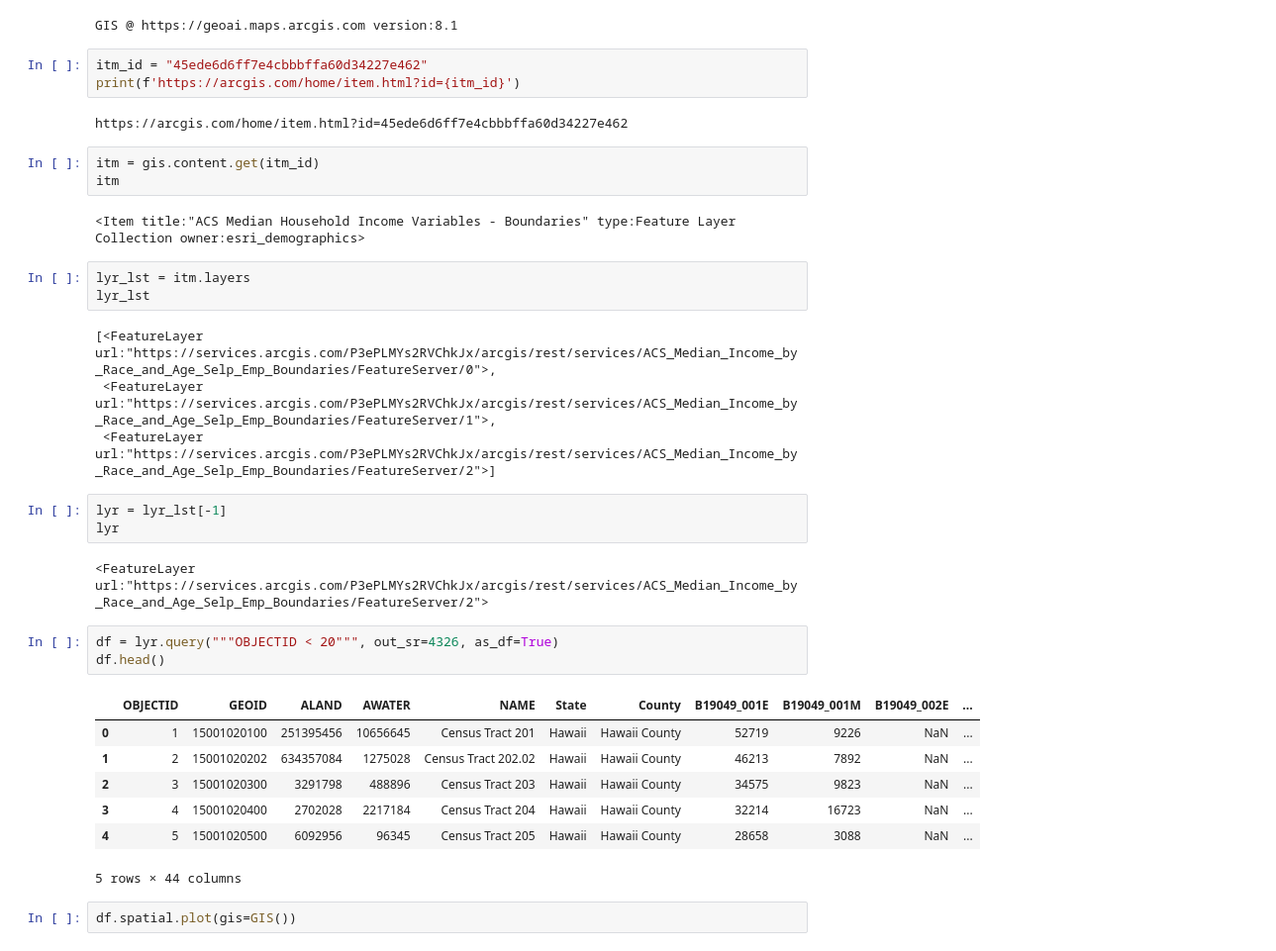
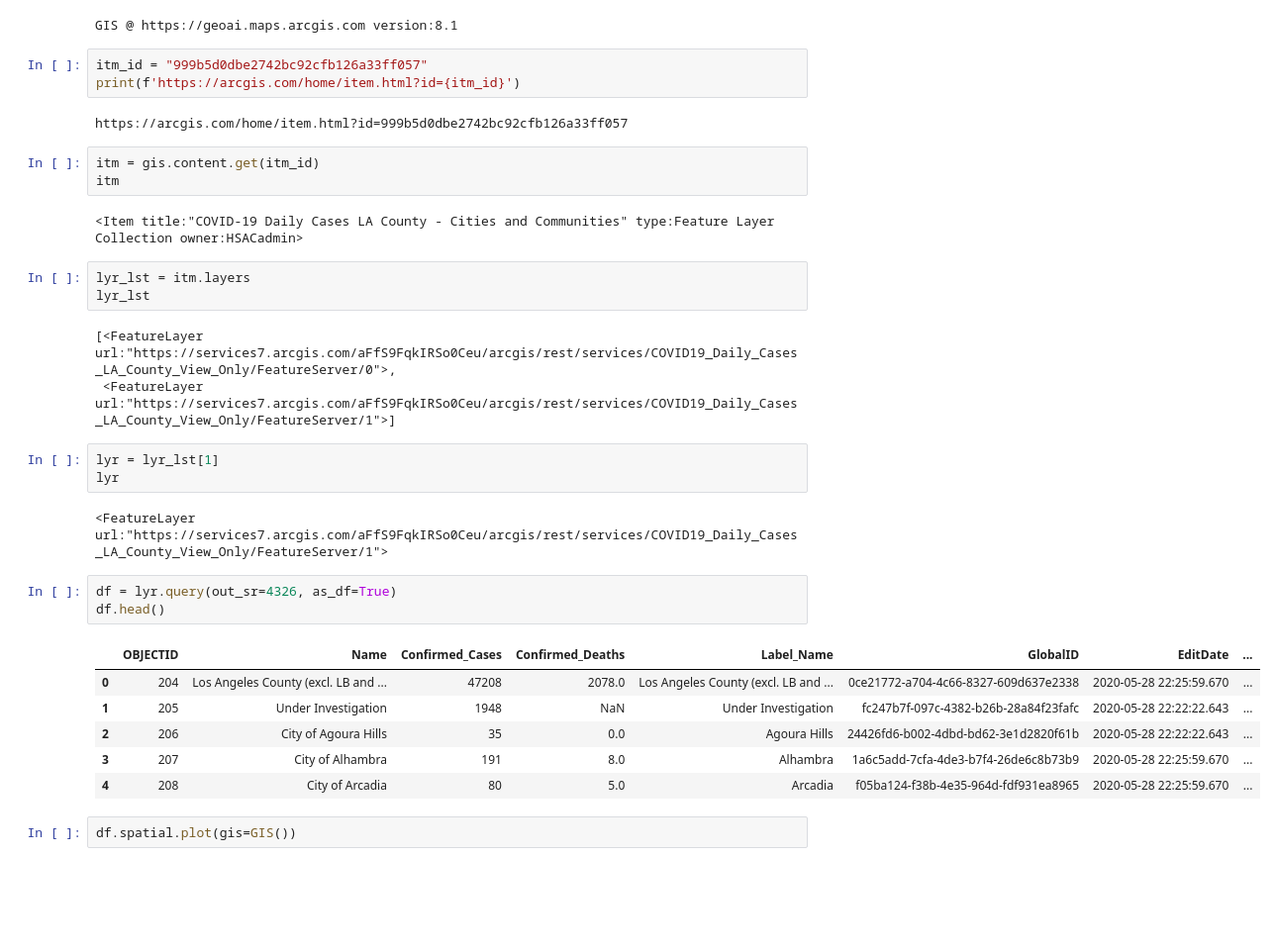
Before and after one commit to knu2xs/la-covid-challenge, a Jupyter notebook: notebooks/02-layer-from-item-id.ipynb, the cells around one changed output. Shown: that part at 99% size. Saved outputs shown, nothing was run; the diff lists cells and outputs as text; blank space fills up the shorter version.

Commit message:
add location based services

```diff
--- a/notebooks/02-layer-from-item-id.ipynb
+++ b/notebooks/02-layer-from-item-id.ipynb
@@ -35,38 +35,36 @@ The autoreload extension is already loaded. To reload it, use:
   %reload_ext autoreload
 GIS @ https://geoai.maps.arcgis.com version:8.1
 # %%
-itm_id = "45ede6d6ff7e4cbbbffa60d34227e462"
+itm_id = "999b5d0dbe2742bc92cfb126a33ff057"
 print(f'https://arcgis.com/home/item.html?id={itm_id}')
 # %% [output]
-https://arcgis.com/home/item.html?id=45ede6d6ff7e4cbbbffa60d34227e462
+https://arcgis.com/home/item.html?id=999b5d0dbe2742bc92cfb126a33ff057
 # %%
 itm = gis.content.get(itm_id)
 itm
 # %% [output]
-<Item title:"ACS Median Household Income Variables - Boundaries" type:Feature Layer Collection owner:esri_demographics>
+<Item title:"COVID-19 Daily Cases LA County - Cities and Communities" type:Feature Layer Collection owner:HSACadmin>
 # %%
 lyr_lst = itm.layers
 lyr_lst
 # %% [output]
-[<FeatureLayer url:"https://services.arcgis.com/P3ePLMYs2RVChkJx/arcgis/rest/services/ACS_Median_Income_by_Race_and_Age_Selp_Emp_Boundaries/FeatureServer/0">,
- <FeatureLayer url:"https://services.arcgis.com/P3ePLMYs2RVChkJx/arcgis/rest/services/ACS_Median_Income_by_Race_and_Age_Selp_Emp_Boundaries/FeatureServer/1">,
- <FeatureLayer url:"https://services.arcgis.com/P3ePLMYs2RVChkJx/arcgis/rest/services/ACS_Median_Income_by_Race_and_Age_Selp_Emp_Boundaries/FeatureServer/2">]
+[<FeatureLayer url:"https://services7.arcgis.com/aFfS9FqkIRSo0Ceu/arcgis/rest/services/COVID19_Daily_Cases_LA_County_View_Only/FeatureServer/0">,
+ <FeatureLayer url:"https://services7.arcgis.com/aFfS9FqkIRSo0Ceu/arcgis/rest/services/COVID19_Daily_Cases_LA_County_View_Only/FeatureServer/1">]
 # %%
-lyr = lyr_lst[-1]
+lyr = lyr_lst[1]
 lyr
 # %% [output]
-<FeatureLayer url:"https://services.arcgis.com/P3ePLMYs2RVChkJx/arcgis/rest/services/ACS_Median_Income_by_Race_and_Age_Selp_Emp_Boundaries/FeatureServer/2">
+<FeatureLayer url:"https://services7.arcgis.com/aFfS9FqkIRSo0Ceu/arcgis/rest/services/COVID19_Daily_Cases_LA_County_View_Only/FeatureServer/1">
 # %%
-df = lyr.query("""OBJECTID < 20""", out_sr=4326, as_df=True)
+df = lyr.query(out_sr=4326, as_df=True)
 df.head()
 # %% [output]
-|  | OBJECTID | GEOID | ALAND | AWATER | NAME | State | County | B19049_001E | B19049_001M | B19049_002E | ... |
-| 0 | 1 | 15001020100 | 251395456 | 10656645 | Census Tract 201 | Hawaii | Hawaii County | 52719 | 9226 | NaN | ... |
-| 1 | 2 | 15001020202 | 634357084 | 1275028 | Census Tract 202.02 | Hawaii | Hawaii County | 46213 | 7892 | NaN | ... |
-| 2 | 3 | 15001020300 | 3291798 | 488896 | Census Tract 203 | Hawaii | Hawaii County | 34575 | 9823 | NaN | ... |
-| 3 | 4 | 15001020400 | 2702028 | 2217184 | Census Tract 204 | Hawaii | Hawaii County | 32214 | 16723 | NaN | ... |
-| 4 | 5 | 15001020500 | 6092956 | 96345 | Census Tract 205 | Hawaii | Hawaii County | 28658 | 3088 | NaN | ... |
+|  | OBJECTID | Name | Confirmed_Cases | Confirmed_Deaths | Label_Name | GlobalID | EditDate | ... |
+| 0 | 204 | Los Angeles County (excl. LB and ... | 47208 | 2078.0 | Los Angeles County (excl. LB and ... | 0ce21772-a704-4c66-8327-609d637e2338 | 2020-05-28 22:25:59.670 | ... |
+| 1 | 205 | Under Investigation | 1948 | NaN | Under Investigation | fc247b7f-097c-4382-b26b-28a84f23fafc | 2020-05-28 22:22:22.643 | ... |
+| 2 | 206 | City of Agoura Hills | 35 | 0.0 | Agoura Hills | 24426fd6-b002-4dbd-bd62-3e1d2820f61b | 2020-05-28 22:22:22.643 | ... |
+| 3 | 207 | City of Alhambra | 191 | 8.0 | Alhambra | 1a6c5add-7cfa-4de3-b7f4-26de6c8b73b9 | 2020-05-28 22:25:59.670 | ... |
+| 4 | 208 | City of Arcadia | 80 | 5.0 | Arcadia | f05ba124-f38b-4e35-964d-fdf931ea8965 | 2020-05-28 22:25:59.670 | ... |
-5 rows × 44 columns
 # %%
 df.spatial.plot(gis=GIS())
 # %% [output]
```
Also changed, not shown: parts of 3 cells of this notebook, 1 other file.
